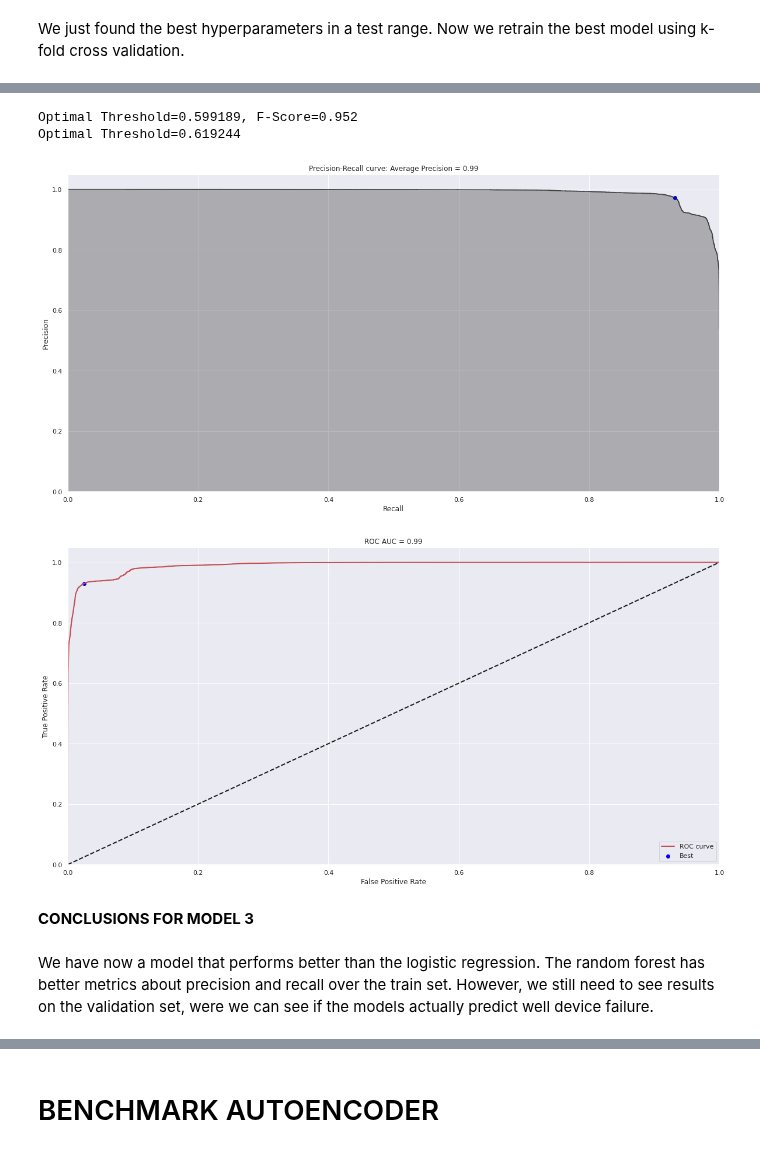
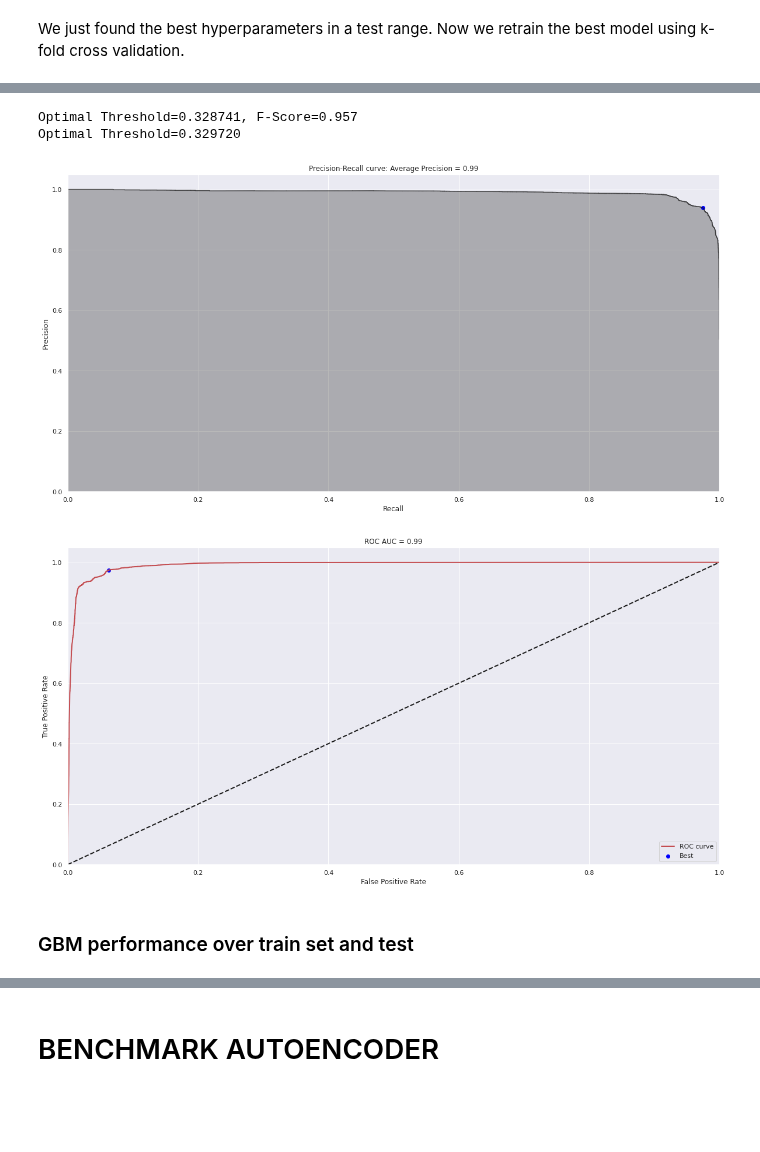
Before and after one commit to qSergio/rare_anomaly, a Jupyter notebook: device_failure_classifiers/Work Sample.ipynb, the cells around one changed output, grey strips where cells are left out. Drawn from its saved outputs; the diff is of its cells as text; code cells hidden in the pictures; blank space fills up the shorter version.

```diff
--- a/device_failure_classifiers/Work Sample.ipynb
+++ b/device_failure_classifiers/Work Sample.ipynb
@@ -1023,6 +1089,6 @@ rfc = RandomForestClassifier(n_estimators=n_estimators,
 # %%
-y_train_res = pd.DataFrame(y_train_res, columns=['y'])
-X_train_res = pd.DataFrame(X_train_res)
+#y_train_res = pd.DataFrame(y_train_res, columns=['y'])
+#X_train_res = pd.DataFrame(X_train_res)
 # %%
 trainingScores = []
 cvScores = []
@@ -1063,11 +1131,9 @@ Random Forest Log Loss:  0.15771623014705138
 # %%
-preds_rfc = plotPerformance(y_train_res,predictionsBasedOnKFolds.loc[:,1], returnPreds=True)
+preds_gbc_h = plotPerformance(y_train_res,predictionsBasedOnKFolds.loc[:,1], returnPreds=True)
 # %% [output]
-Optimal Threshold=0.599189, F-Score=0.952
-Optimal Threshold=0.619244
+Optimal Threshold=0.328741, F-Score=0.957
+Optimal Threshold=0.329720
-[figure, old version]
+[figure, new version]
-[figure, old version]
+[figure, new version]
-# %% [markdown]
-__CONCLUSIONS FOR MODEL 3__
-# %% [markdown]
-We have now a model that performs better than the logistic regression. The random forest has better metrics about precision and recall over the train set. However, we still need to see results on the validation set, were we can see if the models actually predict well device failure.
+# %% [markdown]
+### GBM performance over train set and test
```
Also changed, not shown: parts of 47 cells of this notebook, 1 other file.
